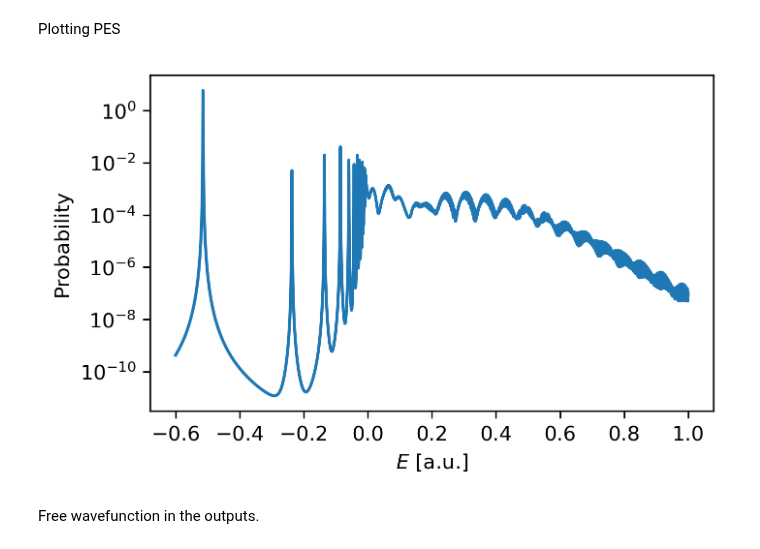
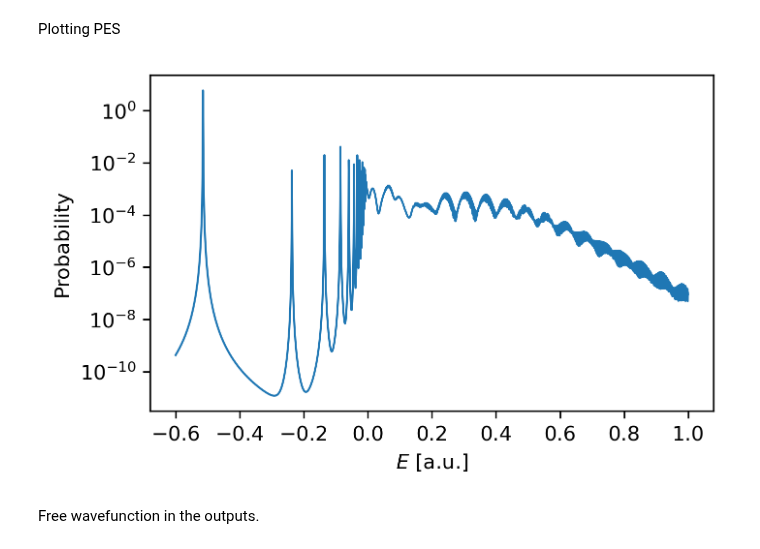
Before and after one commit to MMA-HHG/MMA, a Jupyter notebook: 1DTDSE/PythonTDSE.ipynb, the cells around one changed output. Drawn from its saved outputs; the diff is of its cells as text; code cells hidden in the pictures.

```diff
--- a/1DTDSE/PythonTDSE.ipynb
+++ b/1DTDSE/PythonTDSE.ipynb
@@ -275,11 +275,11 @@ Plotting PES
 # %%
 ### Set range for plotting PES below 1 a.u. of energy
 E_range = (E < 1.)
 
 ### Do the plot
-plot((E[E_range]), PSE[E_range], y_label="Probability", x_label=r"$E$ [a.u.]", plot_scale="log")
+plot((E[E_range]), PSE[E_range], y_label="Probability", x_label=r"$E$ [a.u.]", plot_scale="log", linewidth = 1.)
 # %% [output]
-[figure, old version]
+[figure, new version]
 # %% [markdown]
 Free wavefunction in the outputs.
 # %%
```
Also changed, not shown: parts of 28 cells of this notebook.
